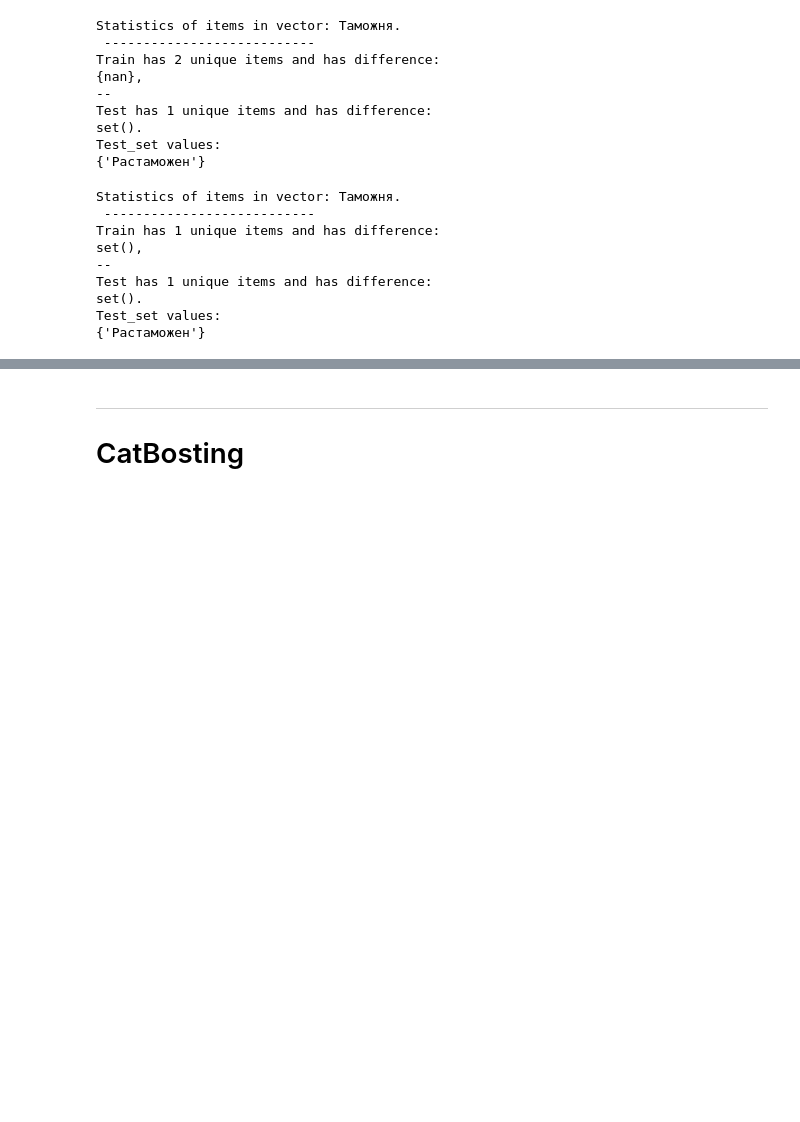
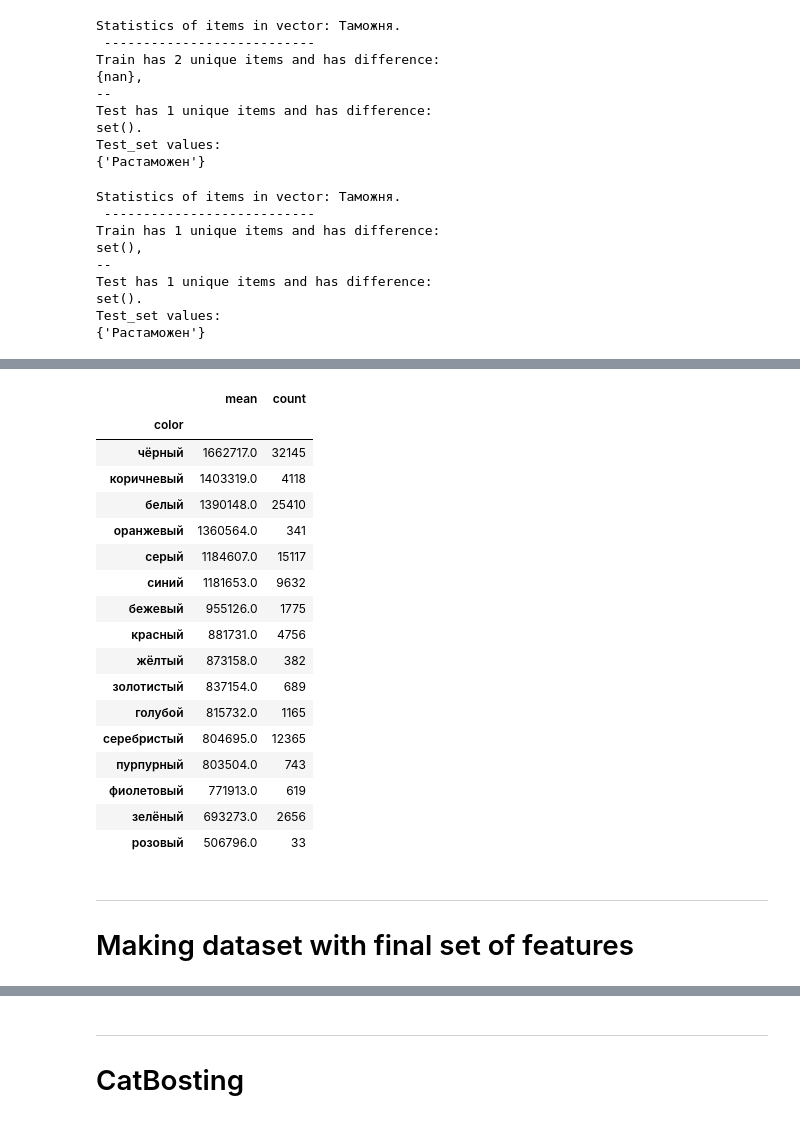
Before and after one commit to SeregeiKroupen/SF, a Jupyter notebook: module_5/car_prices_eda.ipynb, the cells around one changed output, grey strips where cells are left out. Saved outputs shown, nothing was run; the diff lists cells and outputs as text; code cells hidden in the pictures; blank space fills up the shorter version.

```diff
--- a/module_5/car_prices_eda.ipynb
+++ b/module_5/car_prices_eda.ipynb
@@ -761,2 +789,28 @@ test.drop(['Таможня'], axis=1, inplace=True)
+# %%
+""" function to make filling fo vector 'climate'"""
+def climate(record):
+    """
+    :param record: record from dataset called by apply
+    :return: data for vector 'climate'
+    """
+
+    text = record.equipment_dict
+    result='no data'
+
+    try:
+        text.index('condition')
+        result = 'condition'
+    except:
+        pass
+
+    try:
+        text.index('climate-control')
+        result = 'climate-control'
+    except:
+        pass
+
+    return result
+# %%
+train['climate'] = train.apply(climate, axis=1)
 # %% [markdown]
 ---
@@ -871,0 +925,21 @@ dtype: int64
+# %%
+np.around(train.groupby(['color'])['price'].agg(['mean', 'count']).sort_values(by='mean',ascending=False),0)
+# %% [output]
+|  | mean | count |
+| color |  |  |
+| чёрный | 1662717.0 | 32145 |
+| коричневый | 1403319.0 | 4118 |
+| белый | 1390148.0 | 25410 |
+| оранжевый | 1360564.0 | 341 |
+| серый | 1184607.0 | 15117 |
+| синий | 1181653.0 | 9632 |
+| бежевый | 955126.0 | 1775 |
+| красный | 881731.0 | 4756 |
+| жёлтый | 873158.0 | 382 |
+| золотистый | 837154.0 | 689 |
+| голубой | 815732.0 | 1165 |
+| серебристый | 804695.0 | 12365 |
+| пурпурный | 803504.0 | 743 |
+| фиолетовый | 771913.0 | 619 |
+| зелёный | 693273.0 | 2656 |
+| розовый | 506796.0 | 33 |
@@ -871,0 +989,3 @@ dtype: int64
+# %% [markdown]
+---
+# Making dataset with final set of features
```
Also changed, not shown: parts of 62 cells of this notebook.
